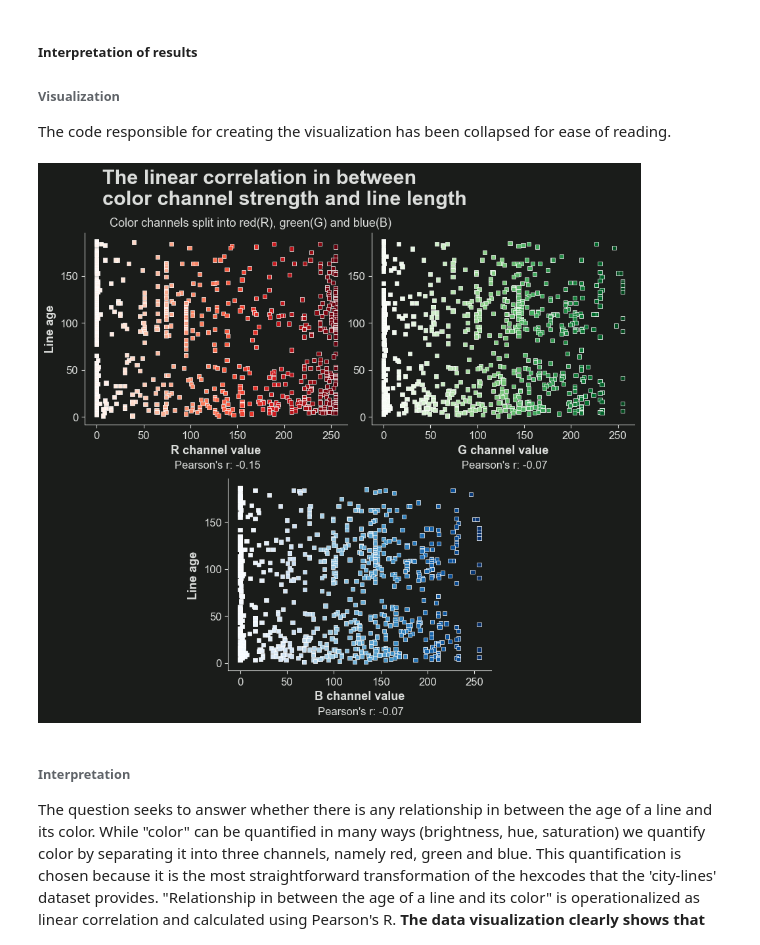
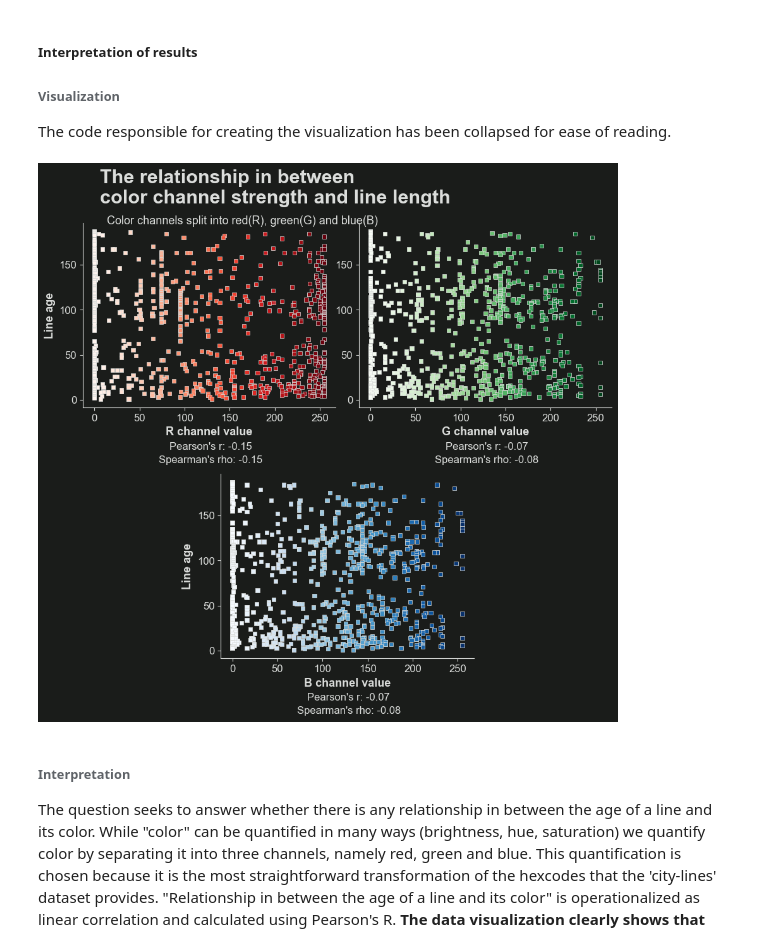
Before and after one commit to ejgenc/data-analysis_city-lines, a Jupyter notebook: notebooks/data-analysis.ipynb, the cells around one changed output. Drawn from its saved outputs; the diff is of its cells as text; code cells hidden in the pictures.

Commit message:
Major work on visualizing the results of question four, five, nine and ten.

```diff
--- a/notebooks/data-analysis.ipynb
+++ b/notebooks/data-analysis.ipynb
@@ -322,13 +541,14 @@ datasets = [data.loc[:, [colname, "age"]].rename({colname: "colvalue"}, axis=1)
 # get the data into a format that is more suitable for iterative plotting
 fig_titles = ["R channel value", "G channel value", "B channel value"]
 cmaps = ["Reds", "Greens", "Blues"]
-correlations = [dataset.corr(method="pearson") for dataset in datasets]
+correlations = [[dataset.corr(method="pearson") for dataset in datasets],
+                 [dataset.corr(method="spearman") for dataset in datasets]]
 
 # --- viz setup ---
 # create figure
 fig = plt.figure(figsize = (10.80, 10.80),
                  dpi = 100)
-spec = fig.add_gridspec(ncols=4, nrows=2, hspace=-0.15)
+spec = fig.add_gridspec(ncols=4, nrows=2, hspace=-0.05)
 ax_positions = [spec[0, :2], spec[0, 2:], spec[1, 1:3]]
 for ax_position in ax_positions:
     ax = fig.add_subplot(ax_position, aspect=1)
@@ -336,7 +556,7 @@ for ax_position in ax_positions:
 
 # configure params
 # titles
-plt.figtext(s="The linear correlation in between\ncolor channel strength and line length",
+plt.figtext(s="The relationship in between\ncolor channel strength and line length",
           x=0.15,
           y=0.85,
           va="baseline",
@@ -350,37 +570,43 @@ plt.figtext(s="Color channels split into red(R), green(G) and blue(B)",
              va="baseline",
              ha="left",
              fontsize=13,
              fontweight="normal")
 
-for ax, dataset, fig_title, cmap, corr in zip(fig.axes, datasets, fig_titles, cmaps, correlations):
+for ax, dataset, fig_title, cmap, rcorr, rhocorr in zip(fig.axes, datasets, fig_titles, cmaps, correlations[0], correlations[1]):
 # spines and axes
     for spine in ["right", "top"]:
         ax.spines[spine].set_visible(False)
 
 # axis labels
 
 # --- plotting ---
     ax.scatter(dataset["colvalue"], dataset["age"],
                s=20, marker="s",
-               linewidths=0.5, edgecolors="white",
+               linewidths=0.5, edgecolors="#DBDDDB",
                c=dataset["colvalue"], cmap=cmap)
 
     ax.set_xlabel(fig_title,
                   fontsize=13,
                   fontweight="bold")
 
     if fig_title != "G channel value":
         ax.set_ylabel("Line age",
                     fontsize=13,
                     fontweight="bold")
 
     ax.text(x=129, y=-55,
-            s="Pearson's r: " + "{:.2f}".format(corr.values[0][1]),
+            s="Pearson's r: " + "{:.2f}".format(rcorr.values[0][1]),
             va="baseline",
             ha="center",
             fontweight="normal")
+
+    ax.text(x=129, y=-70,
+            s="Spearman's rho: " + "{:.2f}".format(rhocorr.values[0][1]),
+            va="baseline",
+            ha="center",
+            fontweight="normal")
 # %% [output]
-[figure, old version]
+[figure, new version]
 # %% [markdown]
 ###### Interpretation
 
```
Also changed, not shown: parts of 19 cells of this notebook.
